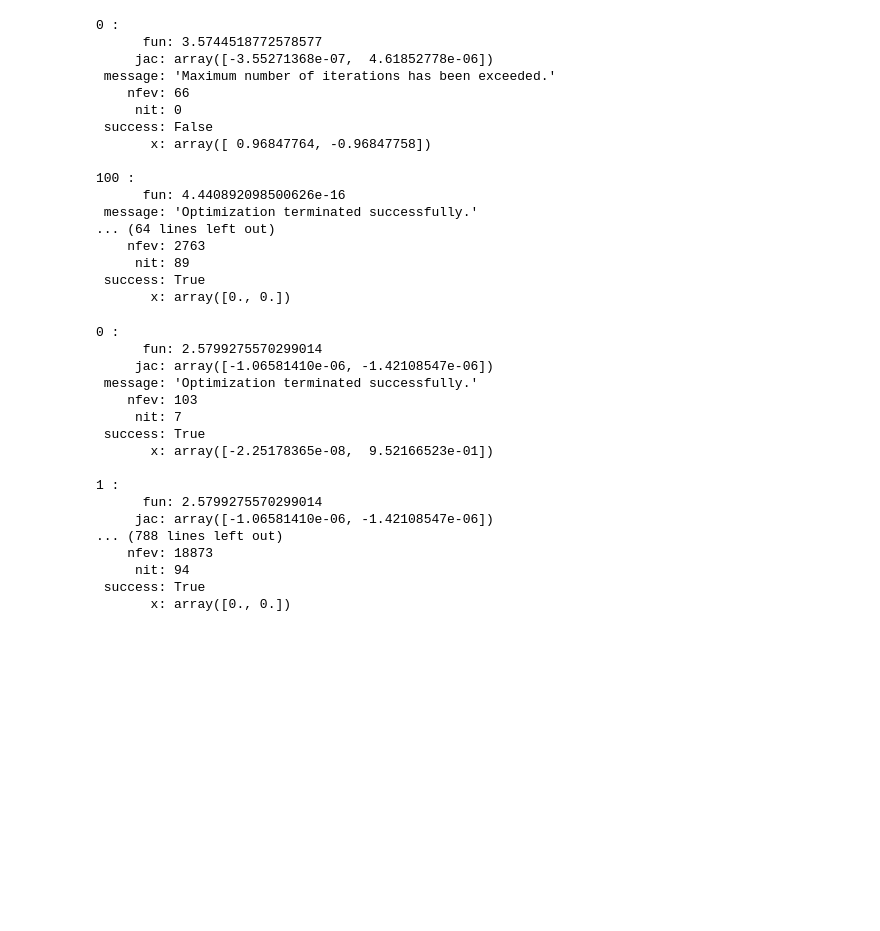
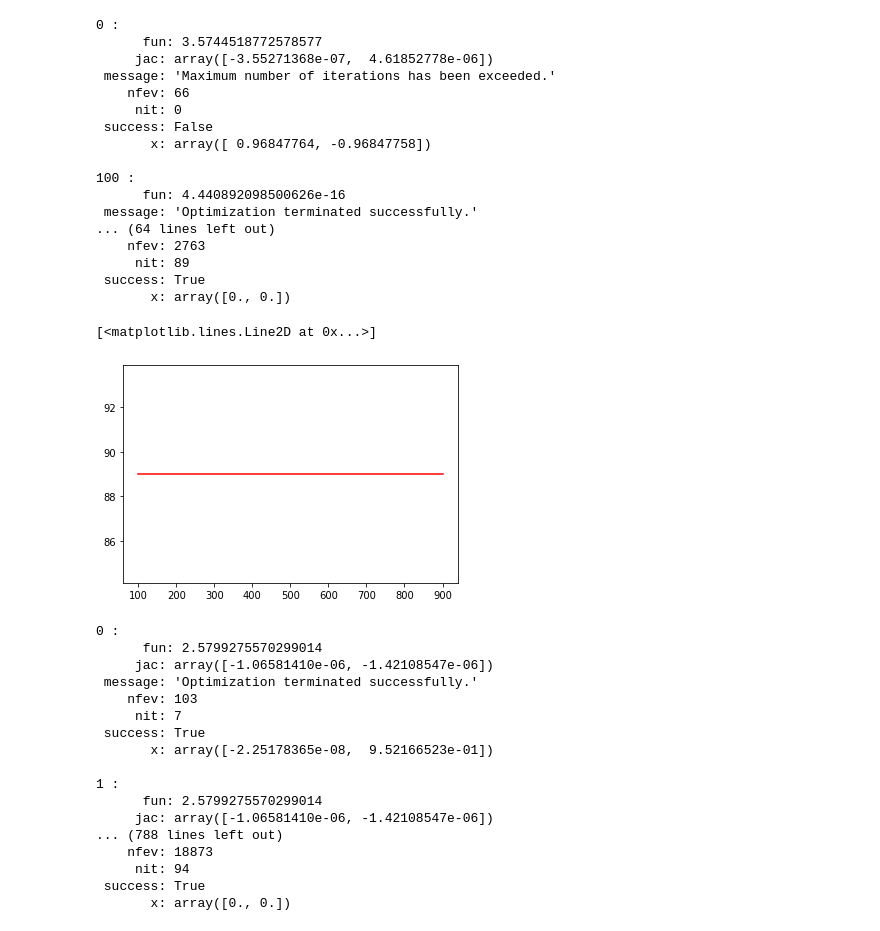
Before and after one commit to Sveta-27/netology_math, a Jupyter notebook: hw6.ipynb, the cells around one changed output. Saved outputs shown, nothing was run; the diff lists cells and outputs as text; code cells hidden in the pictures; blank space fills up the shorter version.

```diff
--- a/hw6.ipynb
+++ b/hw6.ipynb
@@ -63,5 +77,7 @@ best1bin :
 # %%
 a = range(0, 1000, 100)
+x=[]
+y=[]
 for i in a:
     result = differential_evolution(ackley,
                                     bounds,
@@ -69,6 +85,12 @@ for i in a:
                                     strategy='best1bin',
                                     maxiter= i)
     print(i,':','\n', result, '\n',)
+    if result.success:
+        x.append(i)
+        y.append(result.nit)
+    else:
+        x.append(i)
+        y.append(np.inf)
 # %% [output]
 0 :
       fun: 3.5744518772578577
@@ -87,5 +109,13 @@ for i in a:
      nit: 89
  success: True
        x: array([0., 0.])
+# %%
+# естественно maxiter не внияет на кол-во итераций пдля поиска минимума, он просто ограничивает ег свеху
+
+fig, ax = plt.subplots()
+ax.plot(x, y, color = 'r')
+# %% [output]
+[<matplotlib.lines.Line2D at 0x...>]
+[figure, added]
 # %%
 a = range(100)
```
Also changed, not shown: parts of 13 cells of this notebook.
